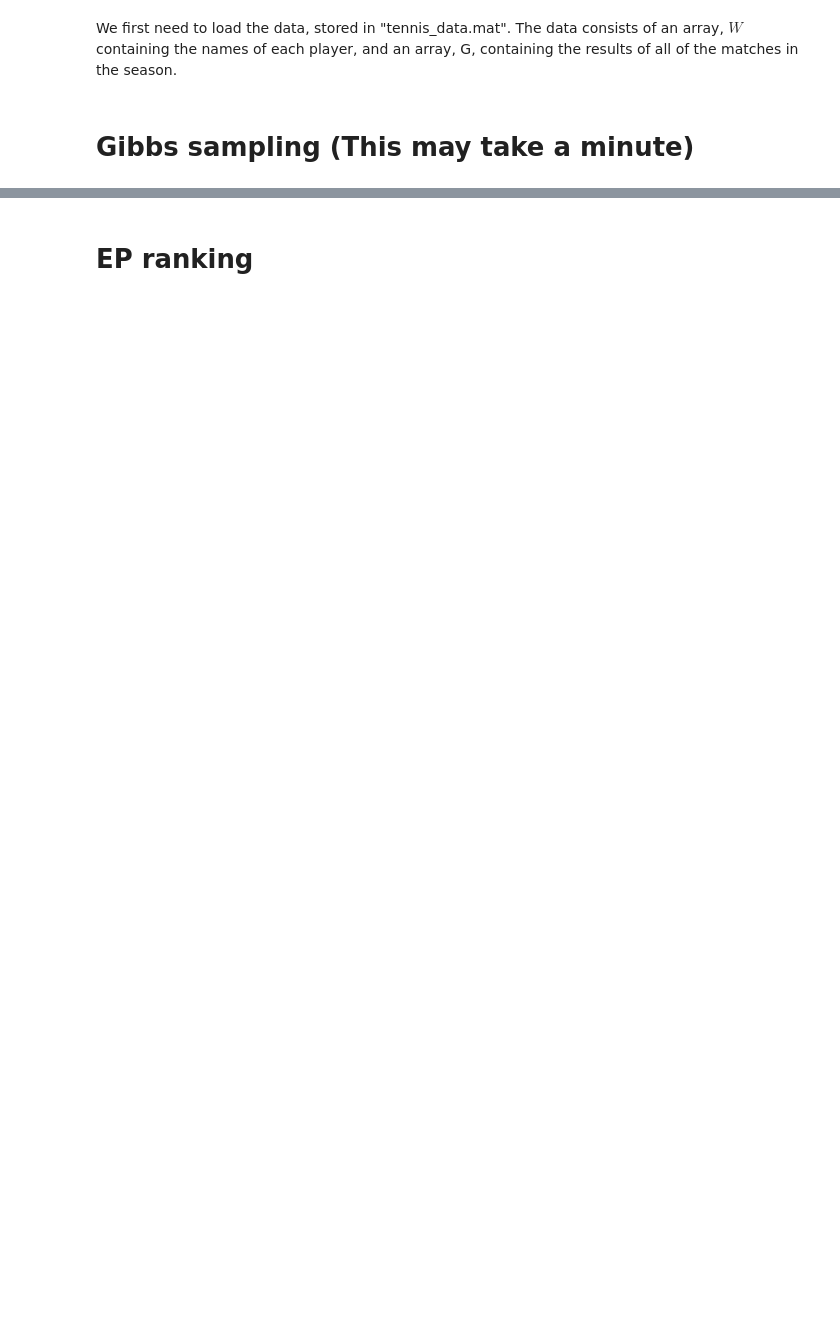
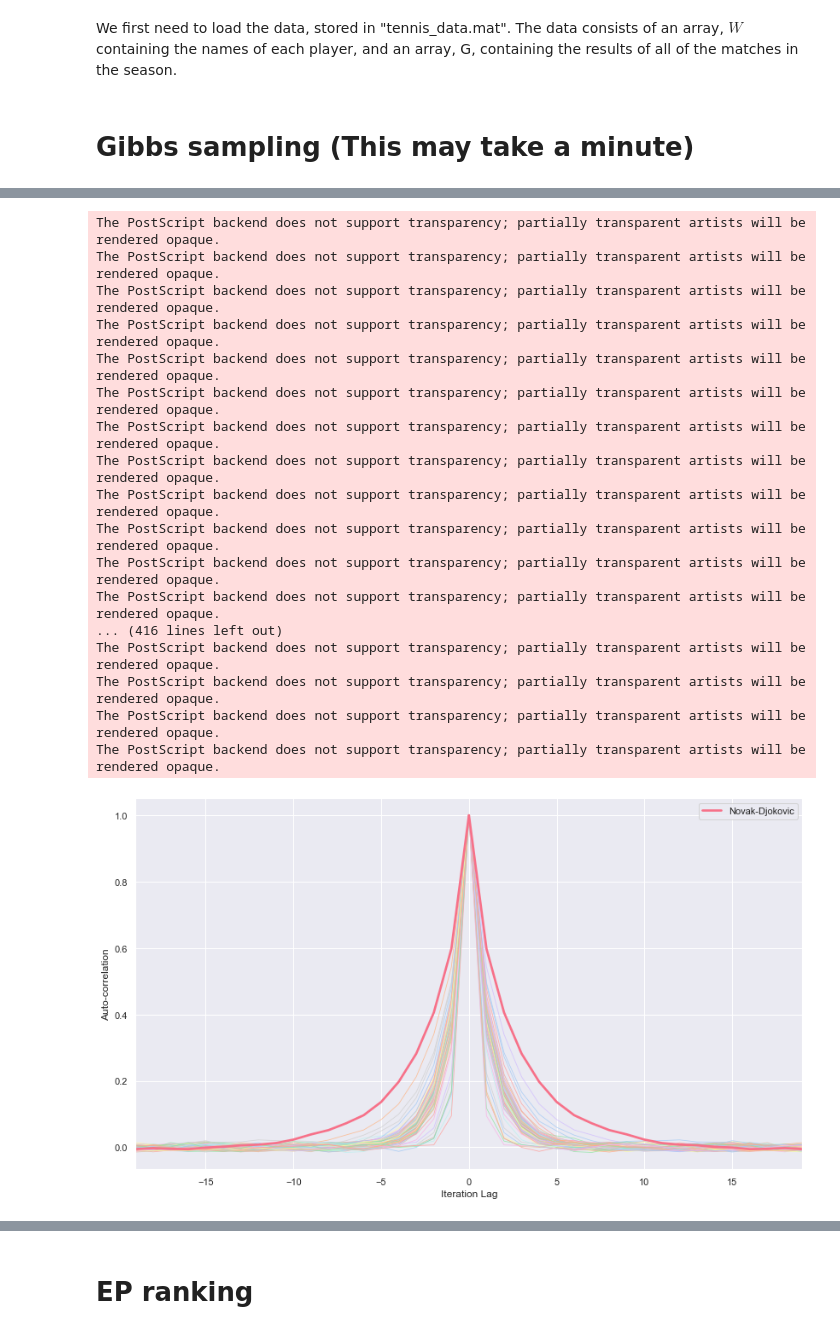
Before and after one commit to BrunoKM/probabilistic-ranking, a Jupyter notebook: coursework2.ipynb, the cells around one changed output, grey strips where cells are left out. Cells and saved outputs as stored; diff of their text form; code cells hidden in the pictures; blank space fills up the shorter version.

```diff
--- a/coursework2.ipynb
+++ b/coursework2.ipynb
@@ -77,0 +104,33 @@ plt.plot(autocor)
+# %%
+plt.figure(figsize=(14,8))
+show_n_steps = 20
+sns.set_palette('pastel')
+plt.plot(np.arange(show_n_steps), autocor.T, alpha=0.8, linewidth=0.8);
+plt.plot(np.arange(show_n_steps), autocor[15], alpha=1.0, linewidth=2.7, color=sns.color_palette('husl', 4)[0],
+        label=W[15, 0]);
+plt.plot(-np.arange(show_n_steps), autocor.T, alpha=0.8, linewidth=0.8);
+plt.plot(-np.arange(show_n_steps), autocor[15], alpha=1.0, linewidth=2.7, color=sns.color_palette('husl', 4)[0]);
+plt.xlabel('Iteration Lag')
+plt.ylabel('Auto-correlation');
+plt.xlim(1-show_n_steps, show_n_steps-1);
+plt.legend()
+plt.savefig('plots/all_autocorrelations_lines.eps', format='eps', dpi=200, bbox_inches='tight')
+# %% [output]
+The PostScript backend does not support transparency; partially transparent artists will be rendered opaque.
+The PostScript backend does not support transparency; partially transparent artists will be rendered opaque.
+The PostScript backend does not support transparency; partially transparent artists will be rendered opaque.
+The PostScript backend does not support transparency; partially transparent artists will be rendered opaque.
+The PostScript backend does not support transparency; partially transparent artists will be rendered opaque.
+The PostScript backend does not support transparency; partially transparent artists will be rendered opaque.
+The PostScript backend does not support transparency; partially transparent artists will be rendered opaque.
+The PostScript backend does not support transparency; partially transparent artists will be rendered opaque.
+The PostScript backend does not support transparency; partially transparent artists will be rendered opaque.
+The PostScript backend does not support transparency; partially transparent artists will be rendered opaque.
+The PostScript backend does not support transparency; partially transparent artists will be rendered opaque.
+The PostScript backend does not support transparency; partially transparent artists will be rendered opaque.
+... (416 lines left out)
+The PostScript backend does not support transparency; partially transparent artists will be rendered opaque.
+The PostScript backend does not support transparency; partially transparent artists will be rendered opaque.
+The PostScript backend does not support transparency; partially transparent artists will be rendered opaque.
+The PostScript backend does not support transparency; partially transparent artists will be rendered opaque.
+[figure, added]
```
Also changed, not shown: parts of 79 cells of this notebook, 5 other files.
